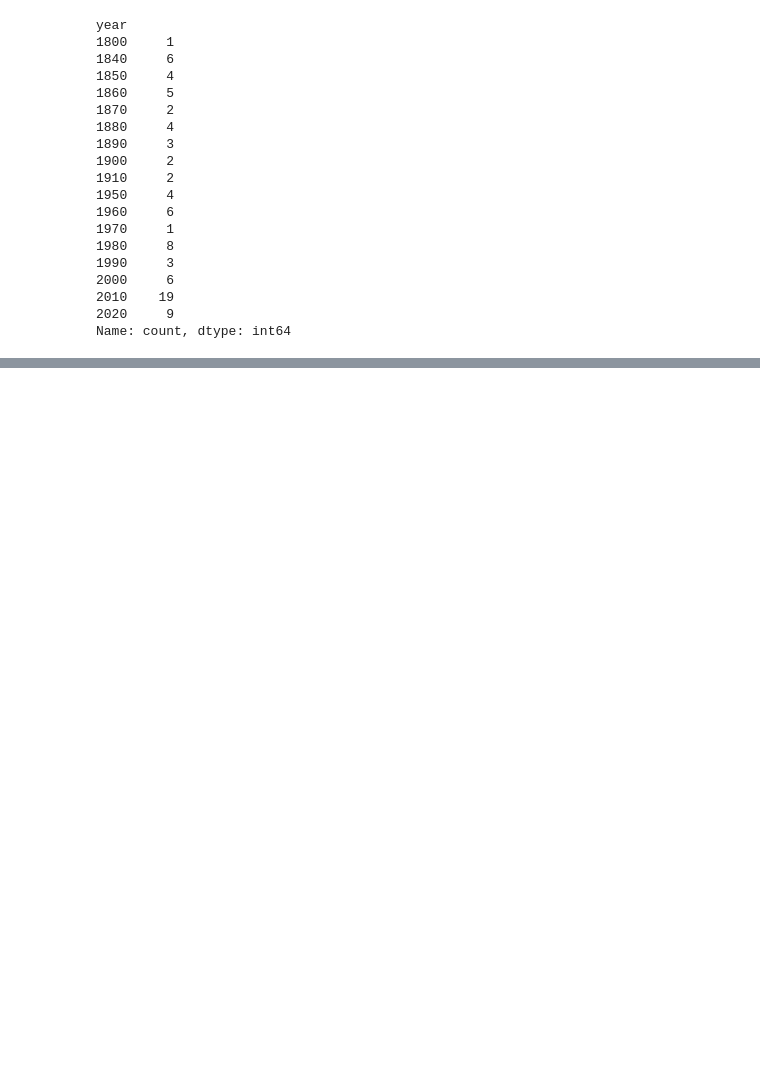
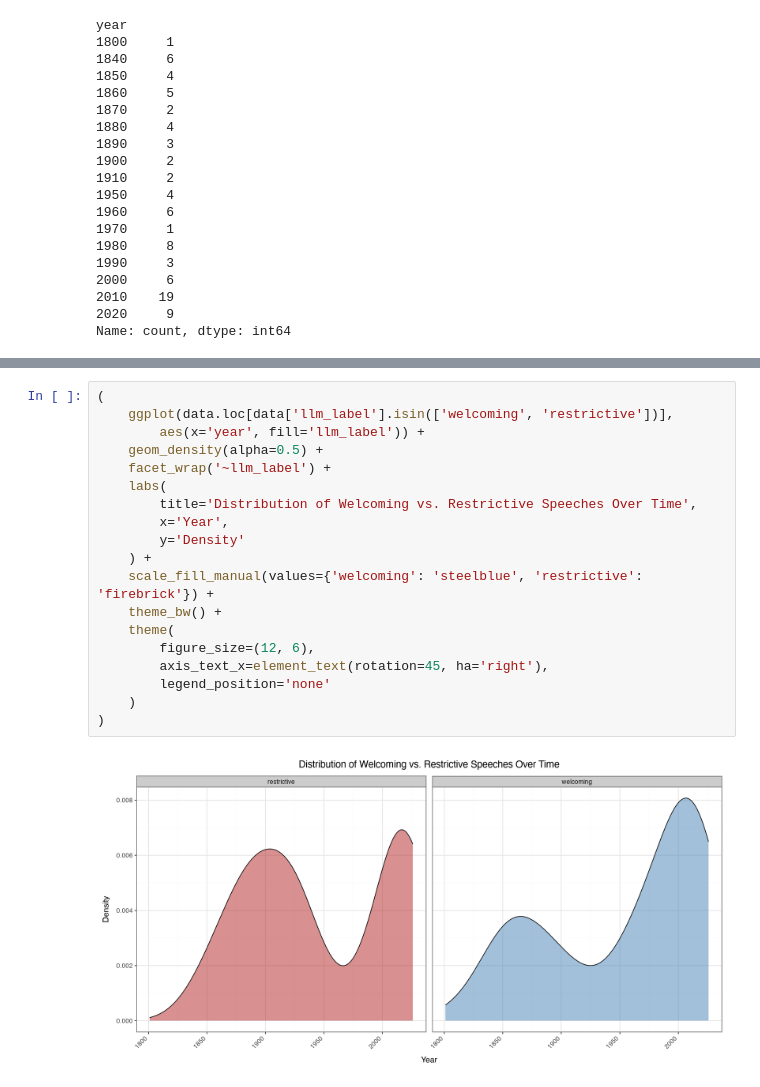
Before and after one commit to vhnguyen4/Miller-211A, a Jupyter notebook: ai_junk/label_analysis.ipynb, the cells around one changed output, grey strips where cells are left out. Cells and saved outputs as stored; diff of their text form; blank space fills up the shorter version.

```diff
--- a/ai_junk/label_analysis.ipynb
+++ b/ai_junk/label_analysis.ipynb
@@ -214,0 +215,21 @@ Name: count, dtype: int64
+# %%
+(
+    ggplot(data.loc[data['llm_label'].isin(['welcoming', 'restrictive'])],
+        aes(x='year', fill='llm_label')) +
+    geom_density(alpha=0.5) +
+    facet_wrap('~llm_label') +
+    labs(
+        title='Distribution of Welcoming vs. Restrictive Speeches Over Time',
+        x='Year',
+        y='Density'
+    ) +
+    scale_fill_manual(values={'welcoming': 'steelblue', 'restrictive': 'firebrick'}) +
+    theme_bw() +
+    theme(
+        figure_size=(12, 6),
+        axis_text_x=element_text(rotation=45, ha='right'),
+        legend_position='none'
+    )
+)
+# %% [output]
+[figure, added]
```
Also changed, not shown: parts of 9 cells of this notebook.
